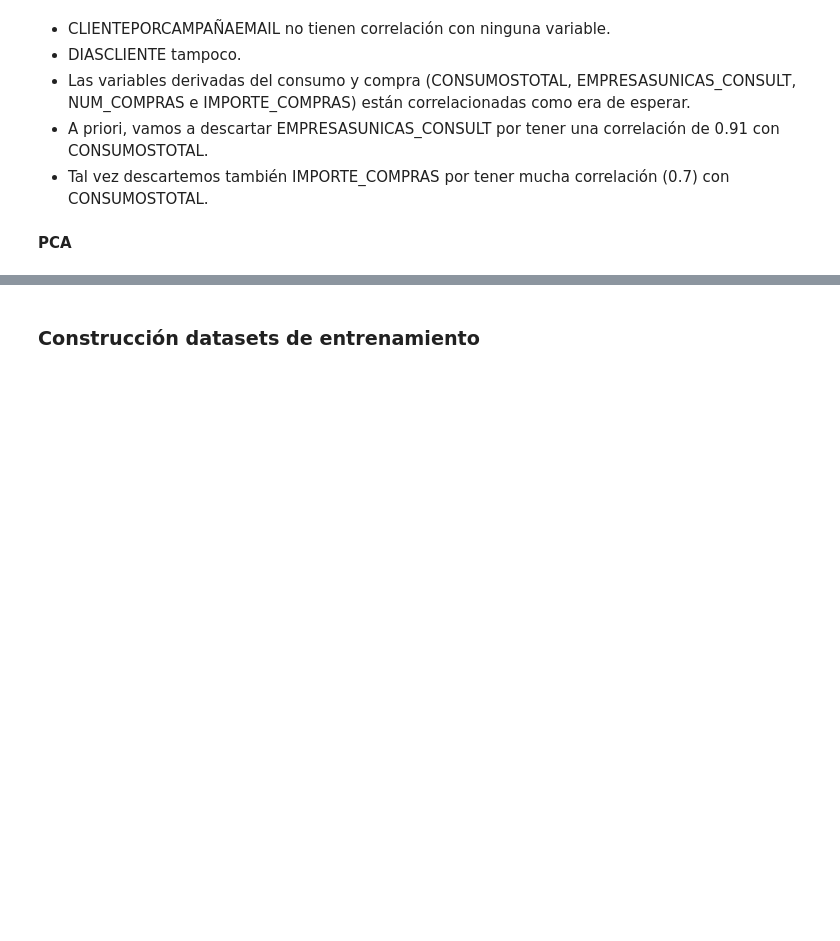
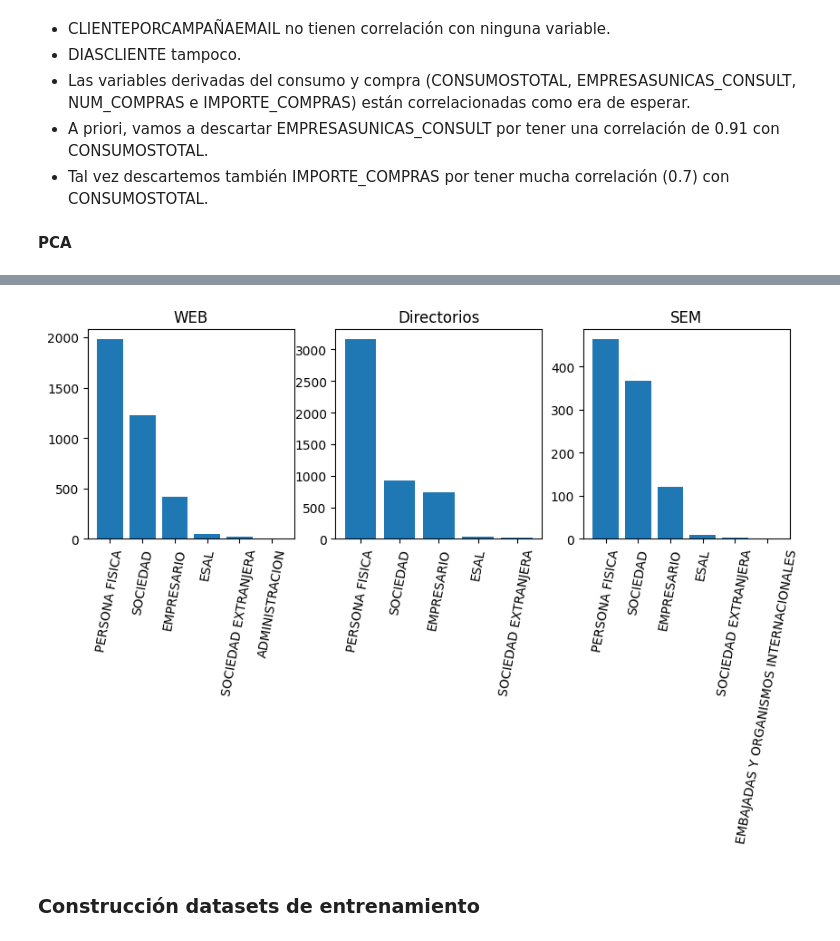
Before and after one commit to cperezh/segmentacion_clientes, a Jupyter notebook: M4 Desarrollo.ipynb, the cells around one changed output, grey strips where cells are left out. Drawn from its saved outputs; the diff is of its cells as text; code cells hidden in the pictures; blank space fills up the shorter version.

```diff
--- a/M4 Desarrollo.ipynb
+++ b/M4 Desarrollo.ipynb
@@ -1269,0 +1303,3 @@ Index(['FECHA_REGISTRO', 'CANAL_REGISTRO', 'FECHA_CLIENTE',
+# %%
+df_cat_columns = df_clientes_csv.select_dtypes(include=['object'])
+df_cat_columns.columns
@@ -1269,0 +1312,11 @@ Index(['FECHA_REGISTRO', 'CANAL_REGISTRO', 'FECHA_CLIENTE',
+# %%
+for i, col_i in enumerate(df_cat_columns.columns):
+    for j, col_j in enumerate(df_cat_columns.columns[(i+1):]):
+
+        X_encoded = df_cat_columns.loc[:,col_i].fillna("NA").astype('category').cat.codes.to_frame()
+        Y_encoded = df_cat_columns.loc[:,col_j].fillna("NA").astype('category').cat.codes.to_frame()
+
+        chi2_stat, p_value = chi2(X_encoded, Y_encoded)
+
+        if (p_value<0.05):
+            print("Correlated features: ",col_i,col_j)
@@ -1270,2 +1341,12 @@ Index(['FECHA_REGISTRO', 'CANAL_REGISTRO', 'FECHA_CLIENTE',
+# %%
+fig, ax = plt.subplots(1,3, figsize=(10,3))
+
+for i, canal in enumerate(df_cat_columns["CANAL_REGISTRO"].unique()):
+    b = df_cat_columns[df_cat_columns["CANAL_REGISTRO"]==canal]["FORMAJURIDICA"].value_counts()
+    ax[i].bar(x=b.index, height=b,)
+    ax[i].tick_params(axis='x', rotation=80)
+    ax[i].set_title(canal)
+# %% [output]
+[figure, added]
 # %% [markdown]
 ### Construcción datasets de entrenamiento
```
Also changed, not shown: parts of 16 cells of this notebook.
